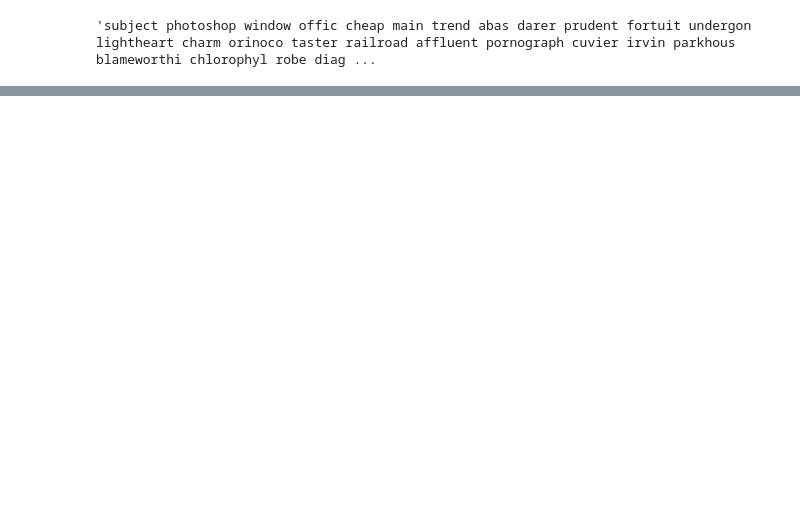
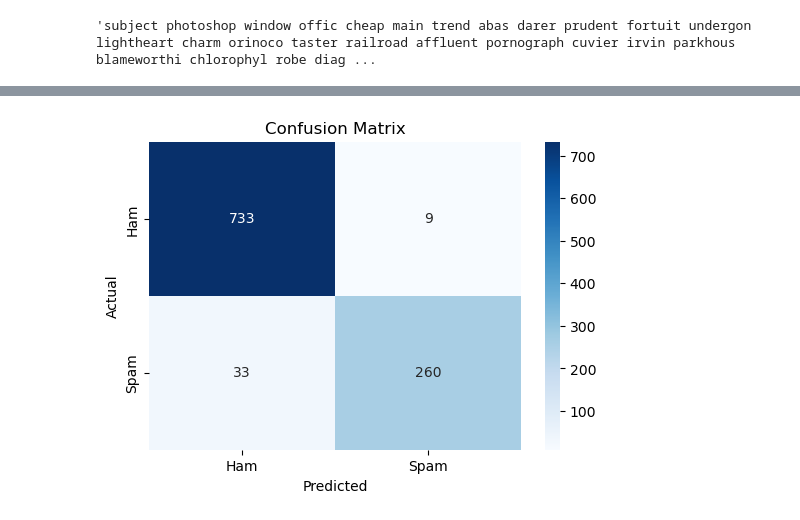
Before and after one commit to Sarizeybekk/email-spam-detector, a Jupyter notebook: naive_bayes.ipynb, the cells around one changed output, grey strips where cells are left out. Drawn from its saved outputs; the diff is of its cells as text; code cells hidden in the pictures; blank space fills up the shorter version.

```diff
--- a/naive_bayes.ipynb
+++ b/naive_bayes.ipynb
@@ -135,0 +155,8 @@ df.loc[3,"clean_text"]
+# %%
+from sklearn.neighbors import KNeighborsClassifier
+
+for k in range(1, 10):
+    knn = KNeighborsClassifier(n_neighbors=k)
+    knn.fit(X_train, y_train)
+    y_pred = knn.predict(X_test)
+    # Burada performans değerlendirmesi yapabilirsiniz
@@ -135,0 +170,3 @@ df.loc[3,"clean_text"]
+# %%
+knn_model = KNeighborsClassifier(n_neighbors=3)
+knn_model.fit(X_train, y_train)
@@ -135,0 +175,3 @@ df.loc[3,"clean_text"]
+# %%
+y_pred = knn_model.predict(X_test)
+print(classification_report(y_test, y_pred, target_names=["Ham", "Spam"]))
@@ -135,0 +187,15 @@ df.loc[3,"clean_text"]
+# %%
+import matplotlib.pyplot as plt
+import seaborn as sns
+from sklearn.metrics import confusion_matrix, roc_curve, auc, precision_score, recall_score, f1_score
+
+# === Confusion Matrix ===
+cm = confusion_matrix(y_test, y_pred)
+plt.figure(figsize=(6, 4))
+sns.heatmap(cm, annot=True, fmt="d", cmap="Blues", xticklabels=["Ham", "Spam"], yticklabels=["Ham", "Spam"])
+plt.xlabel("Predicted")
+plt.ylabel("Actual")
+plt.title("Confusion Matrix")
+plt.show()
+# %% [output]
+[figure, added]
```
Also changed, not shown: parts of 12 cells of this notebook, 4 other files.
